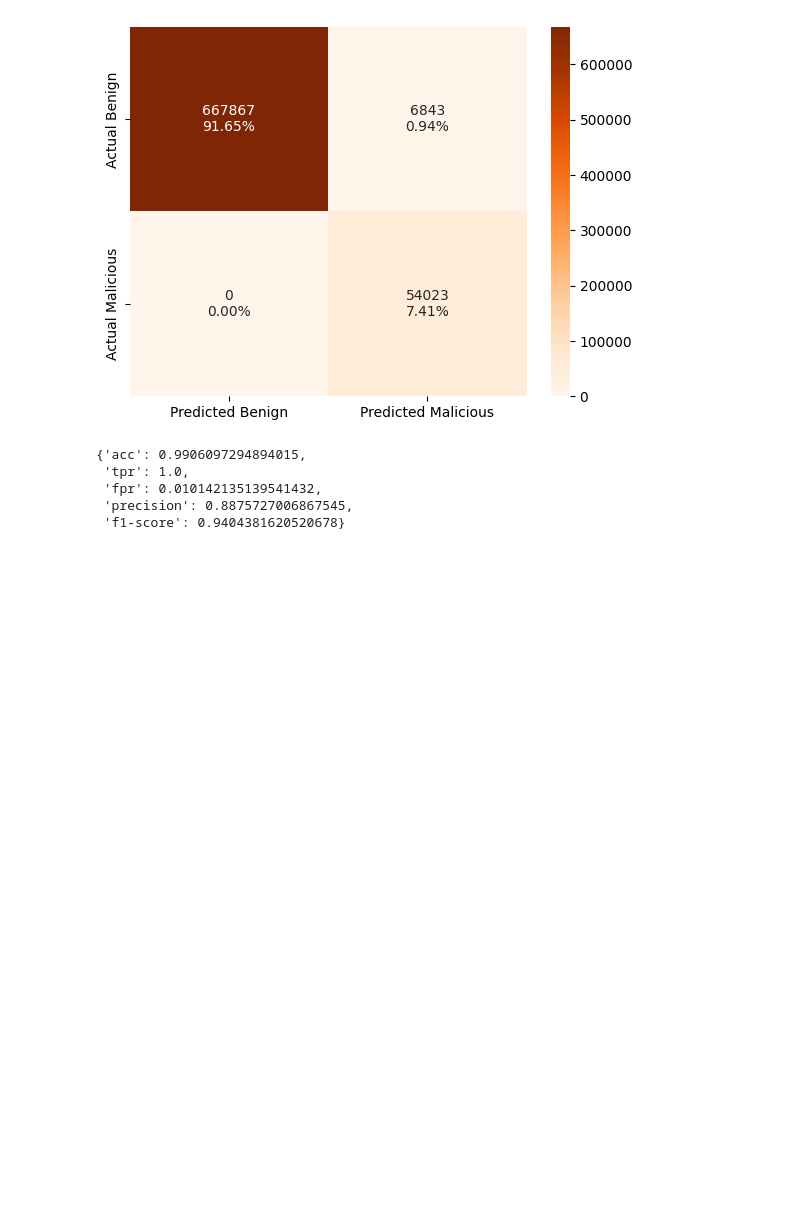
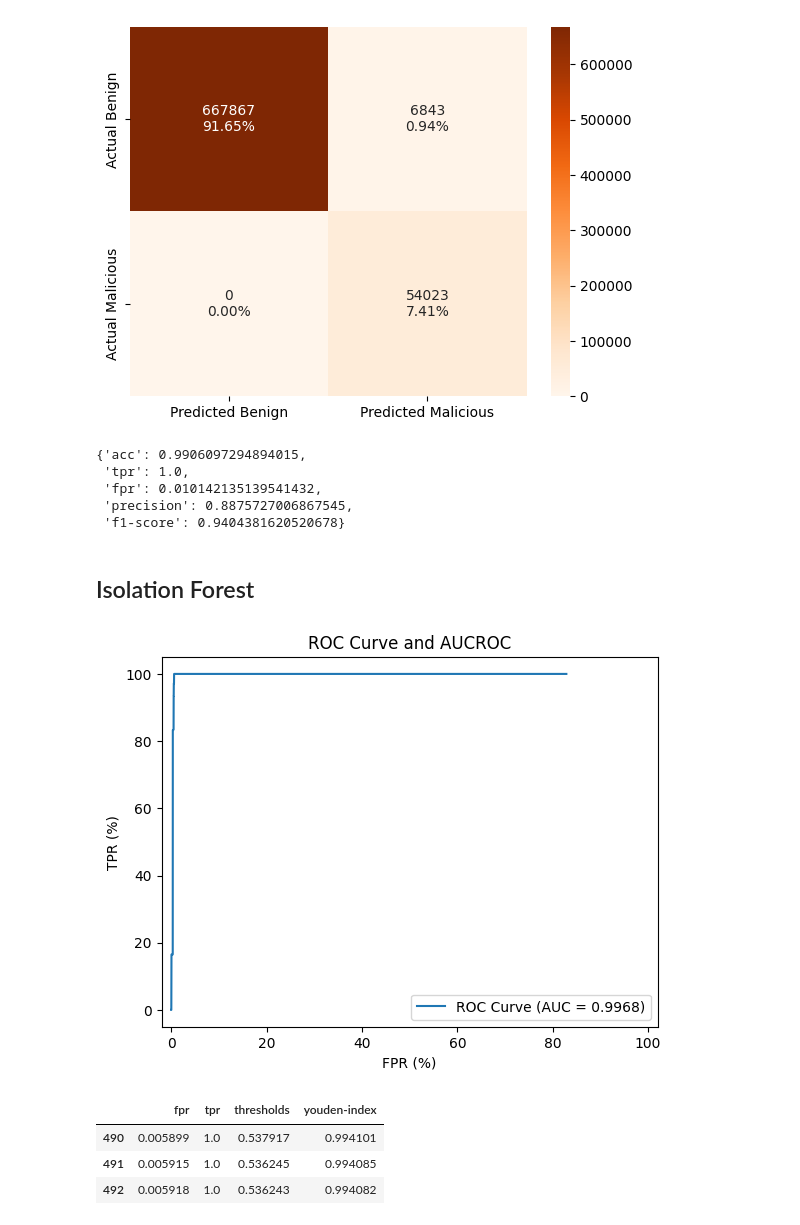
Before and after one commit to maduMelo/IDS-Extension-Program, a Jupyter notebook: Tasks 3-4/task4.ipynb, the cells around one changed output. Drawn from its saved outputs; the diff is of its cells as text; code cells hidden in the pictures; blank space fills up the shorter version.

Commit message:
adicionando modelo do Isolation Forest

```diff
--- a/Tasks 3-4/task4.ipynb
+++ b/Tasks 3-4/task4.ipynb
@@ -109,3 +170,3 @@ model.summary()
 # %%
-model.fit(X_alstm, X_alstm, epochs=4, batch_size=32, validation_split=.05, shuffle=False)
+model_alstm.fit(X_alstm, X_alstm, epochs=20, batch_size=32, validation_split=.05, shuffle=False)
 # %% [output]
@@ -120,4 +190,11 @@ Epoch 4/4
 <keras.src.callbacks.History at 0x...>
+# %%
+from pickle import dump
+with open("alstm41.pkl", "wb") as f:
+    dump(model_alstm, f, protocol=5)
+
+with open("scaler_alstm41", "wb") as f:
+    dump(scaler_alstm, f, protocol=5)
 # %% [markdown]
 ## KMeans
 # %%
@@ -334,3 +408,24 @@ get_overall_metrics(y_kmeans, val_anomaly_scores_kmeans > BEST_VALIDATION_THRESH
  'fpr': 0.010142135139541432,
  'precision': 0.8875727006867545,
  'f1-score': 0.9404381620520678}
+# %% [markdown]
+## Isolation Forest
+# %%
+X_test_if, y_if = X_drop_if, y_drop
+# %%
+val_scores_iforest = model_if.score_samples(X_test_if)
+val_scores_iforest = np.abs(val_scores_iforest)
+# %%
+plot_roc_curve(y_drop, val_scores_iforest)
+# %% [output]
+[figure, added]
+# %%
+fpr, tpr, thresholds = roc_curve(y_drop, val_scores_iforest)
+df_val_roc = pd.DataFrame({'fpr':fpr, 'tpr':tpr, 'thresholds':thresholds})
+df_val_roc['youden-index'] = df_val_roc['tpr'] - df_val_roc['fpr']
+df_val_roc.sort_values('youden-index', ascending=False)[:3].drop_duplicates('fpr')
+# %% [output]
+|  | fpr | tpr | thresholds | youden-index |
+| 490 | 0.005899 | 1.0 | 0.537917 | 0.994101 |
+| 491 | 0.005915 | 1.0 | 0.536245 | 0.994085 |
+| 492 | 0.005918 | 1.0 | 0.536243 | 0.994082 |
```
Also changed, not shown: parts of 20 cells of this notebook.
